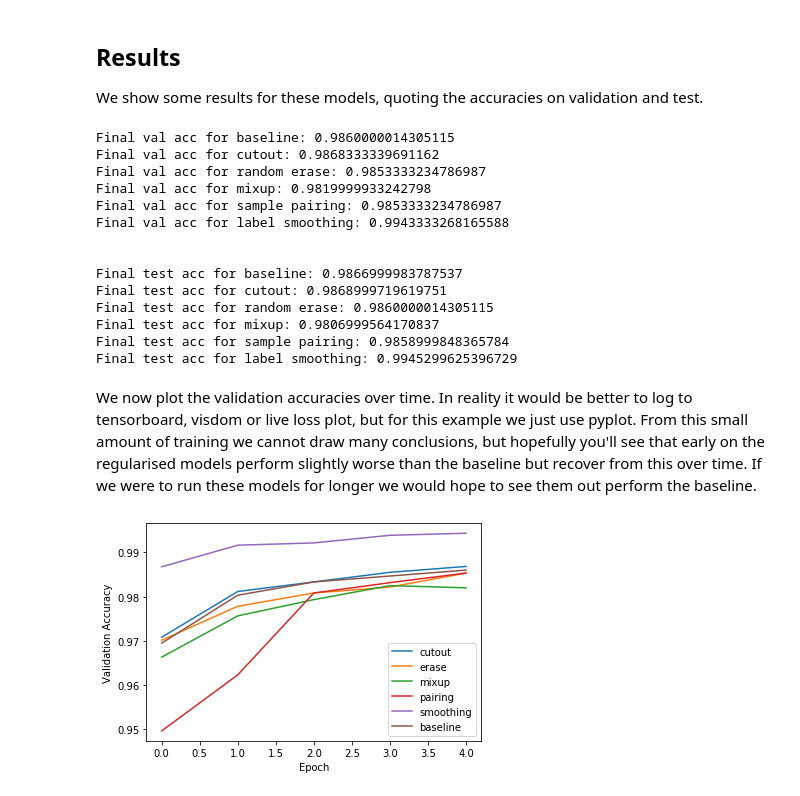
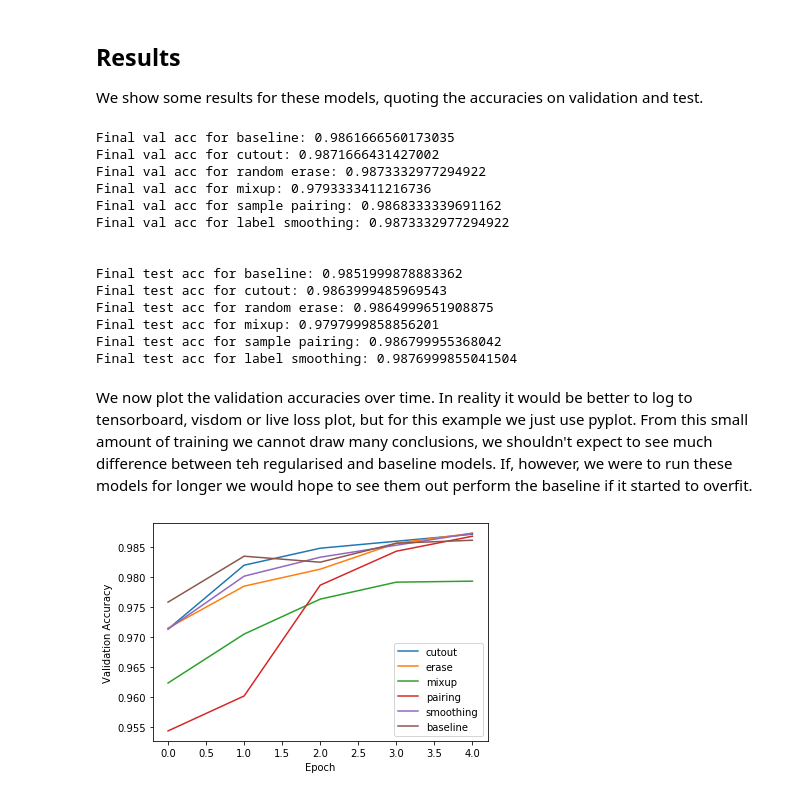
Before and after one commit to pytorchbearer/torchbearer, a Jupyter notebook: docs/_static/notebooks/regularisers.ipynb, the cells around one changed output. Drawn from its saved outputs; the diff is of its cells as text; code cells hidden in the pictures.

```diff
--- a/docs/_static/notebooks/regularisers.ipynb
+++ b/docs/_static/notebooks/regularisers.ipynb
@@ -172,7 +172,7 @@ model = SimpleModel()
 optimizer = optim.Adam(filter(lambda p: p.requires_grad, model.parameters()), lr=0.001)
 
 callbacks = [smoothing]
-trial_ls = Trial(model, optimizer, criterion=nn.BCEWithLogitsLoss(), metrics=['acc', 'loss'], callbacks=callbacks).to(device)
+trial_ls = Trial(model, optimizer, criterion=nn.BCEWithLogitsLoss(), metrics=['acc', 'loss', 'cat_acc'], callbacks=callbacks).to(device)
 trial_ls.with_generators(train_generator=traingen, val_generator=valgen, test_generator=testgen)
 history_ls = trial_ls.run(epochs=5, verbose=1)
 
@@ -211,7 +207,7 @@ print('Final val acc for cutout: {}'.format(history_cutout[-1]['val_acc']))
 print('Final val acc for random erase: {}'.format(history_erase[-1]['val_acc']))
 print('Final val acc for mixup: {}'.format(history_mu[-1]['val_mixup_acc']))
 print('Final val acc for sample pairing: {}'.format(history_sp[-1]['val_acc']))
-print('Final val acc for label smoothing: {}'.format(history_ls[-1]['val_binary_acc']))
+print('Final val acc for label smoothing: {}'.format(history_ls[-1]['val_acc']))
 
 
 print('\n')
@@ -220,43 +216,43 @@ print('Final test acc for cutout: {}'.format(trial_co.evaluate(verbose=0, data_k
 print('Final test acc for random erase: {}'.format(trial_re.evaluate(verbose=0, data_key=torchbearer.TEST_DATA)['test_acc']))
 print('Final test acc for mixup: {}'.format(trial_mu.evaluate(verbose=0, data_key=torchbearer.TEST_DATA)['test_mixup_acc']))
 print('Final test acc for sample pairing: {}'.format(trial_sp.evaluate(verbose=0, data_key=torchbearer.TEST_DATA)['test_acc']))
-print('Final test acc for label smoothing: {}'.format(trial_ls.evaluate(verbose=0, data_key=torchbearer.TEST_DATA)['test_binary_acc']))
+print('Final test acc for label smoothing: {}'.format(trial_ls.evaluate(verbose=0, data_key=torchbearer.TEST_DATA)['test_acc']))
 # %% [output]
-Final val acc for baseline: 0.9860000014305115
-Final val acc for cutout: 0.9868333339691162
-Final val acc for random erase: 0.9853333234786987
-Final val acc for mixup: 0.9819999933242798
-Final val acc for sample pairing: 0.9853333234786987
-Final val acc for label smoothing: 0.9943333268165588
+Final val acc for baseline: 0.9861666560173035
+Final val acc for cutout: 0.9871666431427002
+Final val acc for random erase: 0.9873332977294922
+Final val acc for mixup: 0.9793333411216736
+Final val acc for sample pairing: 0.9868333339691162
+Final val acc for label smoothing: 0.9873332977294922
 
 
-Final test acc for baseline: 0.9866999983787537
-Final test acc for cutout: 0.9868999719619751
-Final test acc for random erase: 0.9860000014305115
-Final test acc for mixup: 0.9806999564170837
-Final test acc for sample pairing: 0.9858999848365784
-Final test acc for label smoothing: 0.9945299625396729
+Final test acc for baseline: 0.9851999878883362
+Final test acc for cutout: 0.9863999485969543
+Final test acc for random erase: 0.9864999651908875
+Final test acc for mixup: 0.9797999858856201
+Final test acc for sample pairing: 0.986799955368042
+Final test acc for label smoothing: 0.9876999855041504
 # %% [markdown]
-We now plot the validation accuracies over time. In reality it would be better to log to tensorboard, visdom or live loss plot, but for this example we just use pyplot. From this small amount of training we cannot draw many conclusions, but hopefully you'll see that early on the regularised models perform slightly worse than the baseline but recover from this over time. If we were to run these models for longer we would hope to see them out perform the baseline.
+We now plot the validation accuracies over time. In reality it would be better to log to tensorboard, visdom or live loss plot, but for this example we just use pyplot. From this small amount of training we cannot draw many conclusions, we shouldn't expect to see much difference between teh regularised and baseline models. If, however, we were to run these models for longer we would hope to see them out perform the baseline if it started to overfit.
 # %%
 import matplotlib.pyplot as plt
 
 cutout_accs = [history_cutout[i]['val_acc'] for i in range(len(history_cutout))]
 erase_accs = [history_erase[i]['val_acc'] for i in range(len(history_erase))]
 mixup_accs = [history_mu[i]['val_mixup_acc'] for i in range(len(history_mu))]
 pairing_accs = [history_sp[i]['val_acc'] for i in range(len(history_sp))]
-smoothing_accs = [history_ls[i]['val_binary_acc'] for i in range(len(history_ls))]
+smoothing_accs = [history_ls[i]['val_acc'] for i in range(len(history_ls))]
 baseline_accs = [history_base[i]['val_acc'] for i in range(len(history_base))]
 
 plt.plot(cutout_accs, label='cutout')
 plt.plot(erase_accs, label='erase')
 plt.plot(mixup_accs, label='mixup')
 plt.plot(pairing_accs, label='pairing')
 plt.plot(smoothing_accs, label='smoothing')
 plt.plot(baseline_accs, label='baseline')
 plt.legend()
 plt.ylabel('Validation Accuracy')
 plt.xlabel('Epoch')
 plt.show()
 # %% [output]
-[figure, old version]
+[figure, new version]
```
Also changed, not shown: parts of 1 cell of this notebook.
